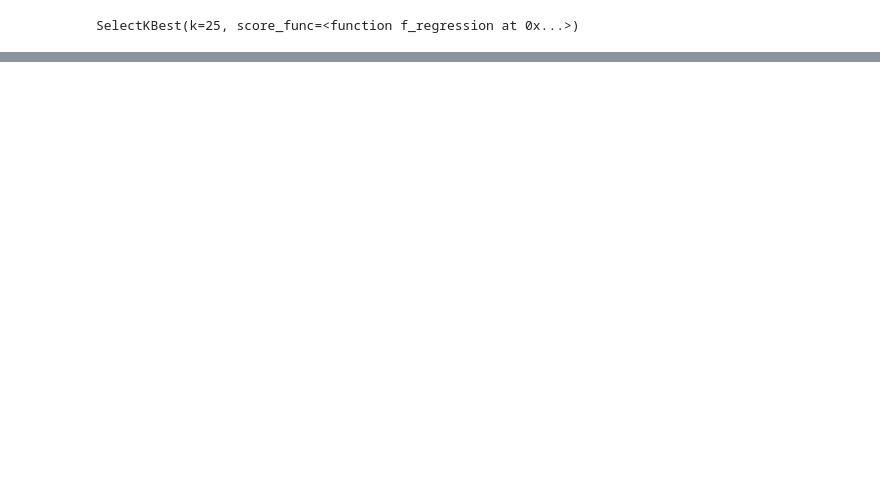
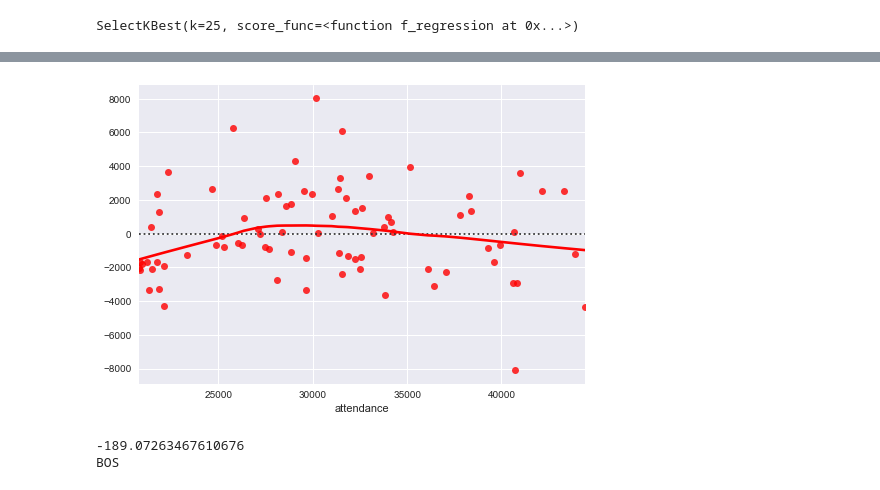
Before and after one commit to ykfarhan/forecasting-nymets-attendance, a Jupyter notebook: Regression_mlb.ipynb, the cells around one changed output, grey strips where cells are left out. Cells and saved outputs as stored; diff of their text form; code cells hidden in the pictures; blank space fills up the shorter version.

```diff
--- a/Regression_mlb.ipynb
+++ b/Regression_mlb.ipynb
@@ -333,0 +343,11 @@ Testing MAE: 2942
+# %%
+sns.residplot(test_target, holdout_kbest, lowess=True, color= 'red')
+plt.show()
+# %% [output]
+[figure, added]
+# %%
+print(lm_kbest.coef_[24])
+print(test_features.columns[24])
+# %% [output]
+-189.07263467610676
+BOS
```
Also changed, not shown: parts of 25 cells of this notebook, 7 other files.
